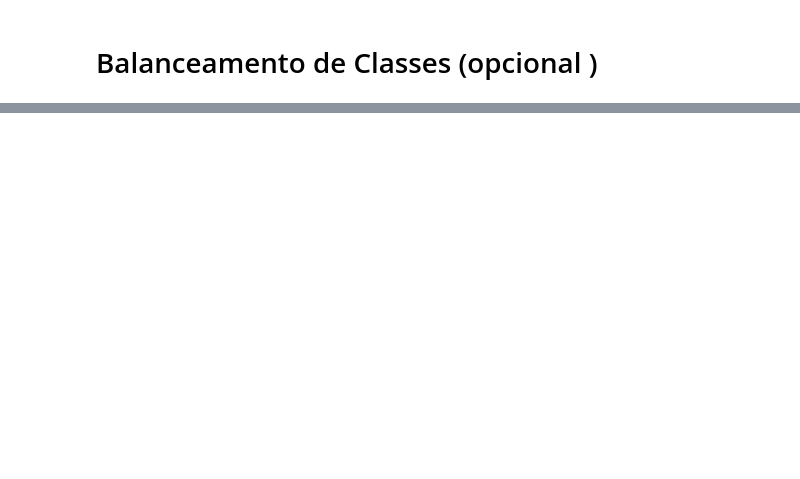
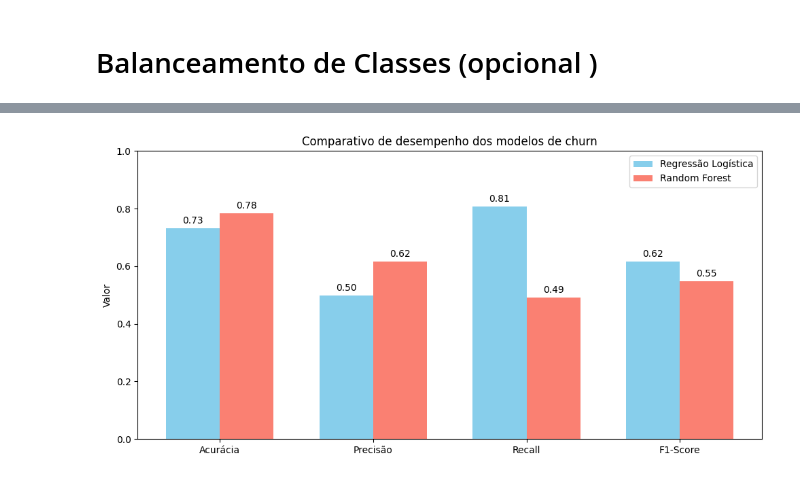
Before and after one commit to TyrGunllod/TELECOMX_ML, a Jupyter notebook: telecomx_ml.ipynb, the cells around one changed output, grey strips where cells are left out. Saved outputs shown, nothing was run; the diff lists cells and outputs as text; code cells hidden in the pictures; blank space fills up the shorter version.

```diff
--- a/telecomx_ml.ipynb
+++ b/telecomx_ml.ipynb
@@ -12,0 +282,14 @@
+# %%
+# Cria o modelo
+rf_model = RandomForestClassifier(random_state=42, class_weight="balanced", n_estimators=100)
+
+# Treina o modelo
+rf_model.fit(X_train, y_train)
+
+# Previsões
+y_pred_rf = rf_model.predict(X_test)
+
+# Avaliação
+print("📊 Random Forest:")
+print(confusion_matrix(y_test, y_pred_rf))
+print(classification_report(y_test, y_pred_rf))
@@ -12,0 +308,54 @@
+# %%
+# Calcula métricas para cada modelo
+metrics = {
+    "Regressão Logística": [
+        accuracy_score(y_test, y_pred_logreg),
+        precision_score(y_test, y_pred_logreg),
+        recall_score(y_test, y_pred_logreg),
+        f1_score(y_test, y_pred_logreg)
+    ],
+    "Random Forest": [
+        accuracy_score(y_test, y_pred_rf),
+        precision_score(y_test, y_pred_rf),
+        recall_score(y_test, y_pred_rf),
+        f1_score(y_test, y_pred_rf)
+    ]
+}
+
+metric_names = ["Acurácia", "Precisão", "Recall", "F1-Score"]
+
+# Prepara dados para gráfico
+labels = metric_names
+logreg_values = metrics["Regressão Logística"]
+rf_values = metrics["Random Forest"]
+
+x = np.arange(len(labels))  # posição das métricas
+width = 0.35  # largura das barras
+
+# Cria gráfico comparativo
+fig, ax = plt.subplots(figsize=(10,5))
+rects1 = ax.bar(x - width/2, logreg_values, width, label='Regressão Logística', color='skyblue')
+rects2 = ax.bar(x + width/2, rf_values, width, label='Random Forest', color='salmon')
+
+# Adiciona labels e título
+ax.set_ylabel("Valor")
+ax.set_title("Comparativo de desempenho dos modelos de churn")
+ax.set_xticks(x)
+ax.set_xticklabels(labels)
+ax.legend()
+ax.set_ylim(0,1)
+
+# Adiciona os valores no topo das barras
+for rects in [rects1, rects2]:
+    for rect in rects:
+        height = rect.get_height()
+        ax.annotate(f'{height:.2f}',
+                    xy=(rect.get_x() + rect.get_width() / 2, height),
+                    xytext=(0,3),  # deslocamento
+                    textcoords="offset points",
+                    ha='center', va='bottom')
+
+plt.tight_layout()
+plt.show()
+# %% [output]
+[figure, added]
```
Also changed, not shown: parts of 22 cells of this notebook.
